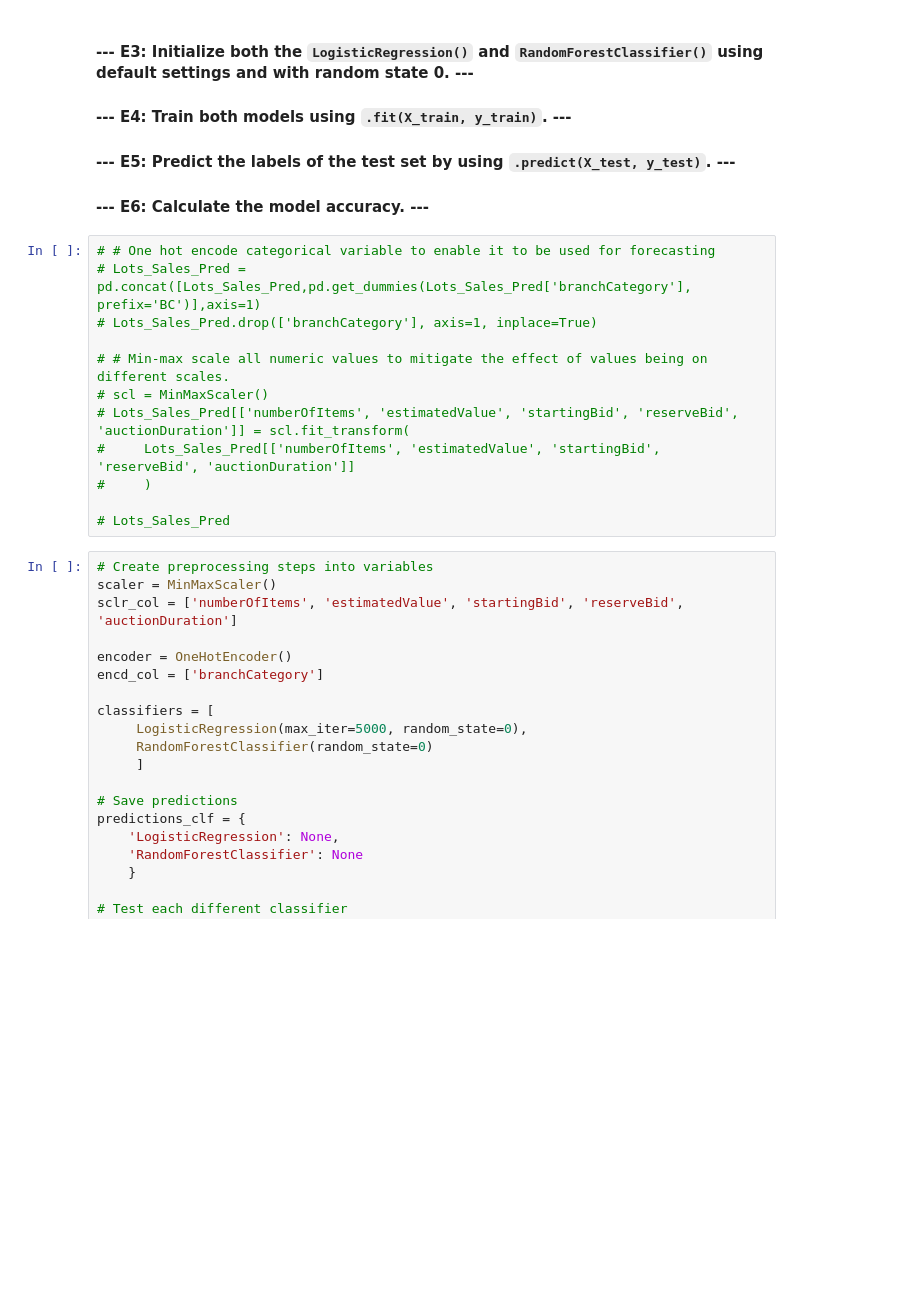
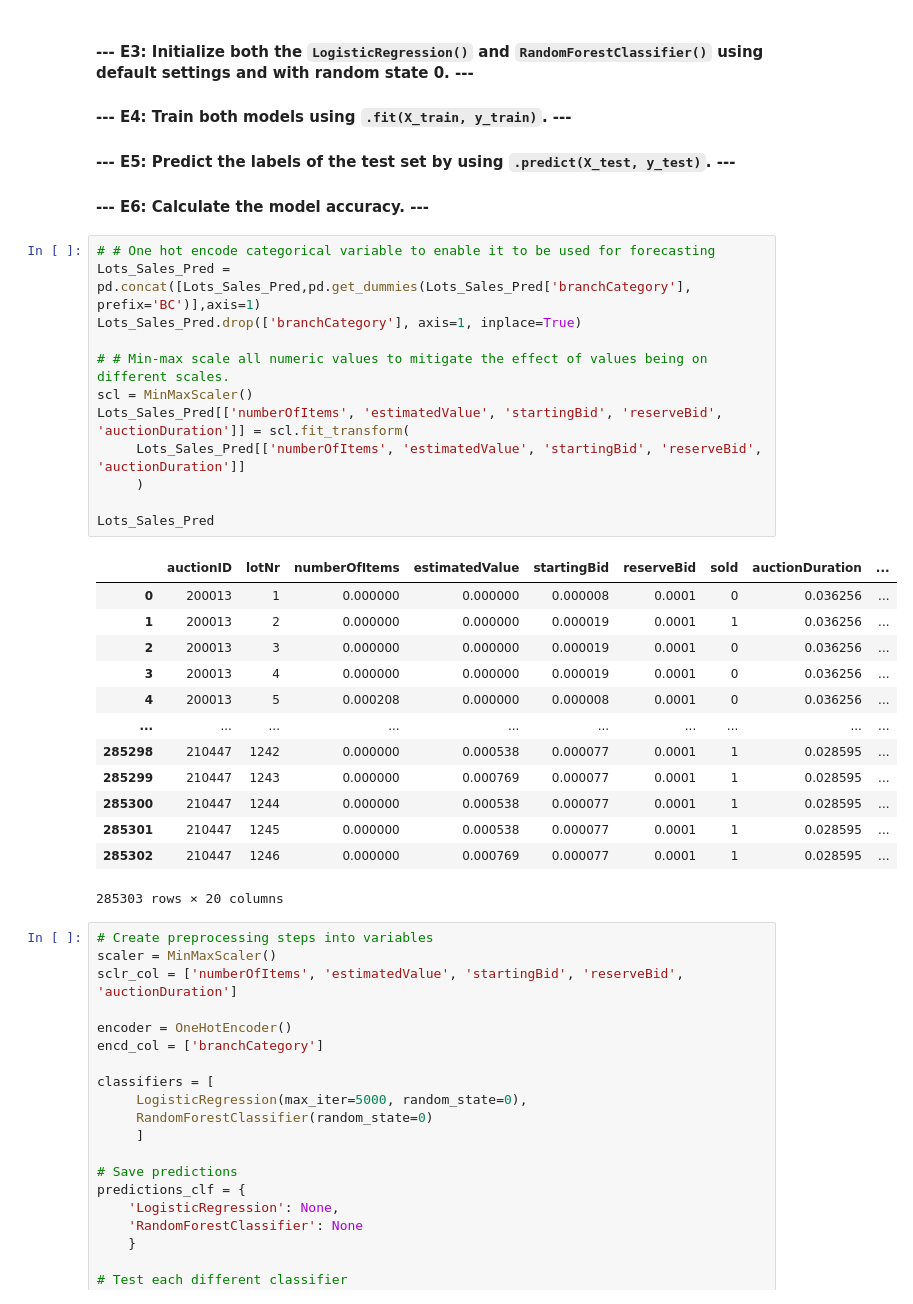
Before and after one commit to DatacationOrg/datacademy-v2, a Jupyter notebook: M10_FINAL/src/Main.ipynb, the cells around one changed output. Saved outputs shown, nothing was run; the diff lists cells and outputs as text; blank space fills up the shorter version.

```diff
--- a/M10_FINAL/src/Main.ipynb
+++ b/M10_FINAL/src/Main.ipynb
@@ -1217,16 +1220,30 @@ Created a training set containing 199712 records and a test set containing 85591
 <h4> --- E6: Calculate the model accuracy. --- </h4>
 # %%
 # # One hot encode categorical variable to enable it to be used for forecasting
-# Lots_Sales_Pred = pd.concat([Lots_Sales_Pred,pd.get_dummies(Lots_Sales_Pred['branchCategory'], prefix='BC')],axis=1)
-# Lots_Sales_Pred.drop(['branchCategory'], axis=1, inplace=True)
+Lots_Sales_Pred = pd.concat([Lots_Sales_Pred,pd.get_dummies(Lots_Sales_Pred['branchCategory'], prefix='BC')],axis=1)
+Lots_Sales_Pred.drop(['branchCategory'], axis=1, inplace=True)
 
 # # Min-max scale all numeric values to mitigate the effect of values being on different scales.
-# scl = MinMaxScaler()
-# Lots_Sales_Pred[['numberOfItems', 'estimatedValue', 'startingBid', 'reserveBid', 'auctionDuration']] = scl.fit_transform(
-#     Lots_Sales_Pred[['numberOfItems', 'estimatedValue', 'startingBid', 'reserveBid', 'auctionDuration']]
-#     )
+scl = MinMaxScaler()
+Lots_Sales_Pred[['numberOfItems', 'estimatedValue', 'startingBid', 'reserveBid', 'auctionDuration']] = scl.fit_transform(
+     Lots_Sales_Pred[['numberOfItems', 'estimatedValue', 'startingBid', 'reserveBid', 'auctionDuration']]
+     )
 
-# Lots_Sales_Pred
+Lots_Sales_Pred
+# %% [output]
+|  | auctionID | lotNr | numberOfItems | estimatedValue | startingBid | reserveBid | sold | auctionDuration | ... |
+| 0 | 200013 | 1 | 0.000000 | 0.000000 | 0.000008 | 0.0001 | 0 | 0.036256 | ... |
+| 1 | 200013 | 2 | 0.000000 | 0.000000 | 0.000019 | 0.0001 | 1 | 0.036256 | ... |
+| 2 | 200013 | 3 | 0.000000 | 0.000000 | 0.000019 | 0.0001 | 0 | 0.036256 | ... |
+| 3 | 200013 | 4 | 0.000000 | 0.000000 | 0.000019 | 0.0001 | 0 | 0.036256 | ... |
+| 4 | 200013 | 5 | 0.000208 | 0.000000 | 0.000008 | 0.0001 | 0 | 0.036256 | ... |
+| ... | ... | ... | ... | ... | ... | ... | ... | ... | ... |
+| 285298 | 210447 | 1242 | 0.000000 | 0.000538 | 0.000077 | 0.0001 | 1 | 0.028595 | ... |
+| 285299 | 210447 | 1243 | 0.000000 | 0.000769 | 0.000077 | 0.0001 | 1 | 0.028595 | ... |
+| 285300 | 210447 | 1244 | 0.000000 | 0.000538 | 0.000077 | 0.0001 | 1 | 0.028595 | ... |
+| 285301 | 210447 | 1245 | 0.000000 | 0.000538 | 0.000077 | 0.0001 | 1 | 0.028595 | ... |
+| 285302 | 210447 | 1246 | 0.000000 | 0.000769 | 0.000077 | 0.0001 | 1 | 0.028595 | ... |
+285303 rows × 20 columns
 # %%
 # Create preprocessing steps into variables
 scaler = MinMaxScaler()
```
Also changed, not shown: parts of 2 cells of this notebook.
